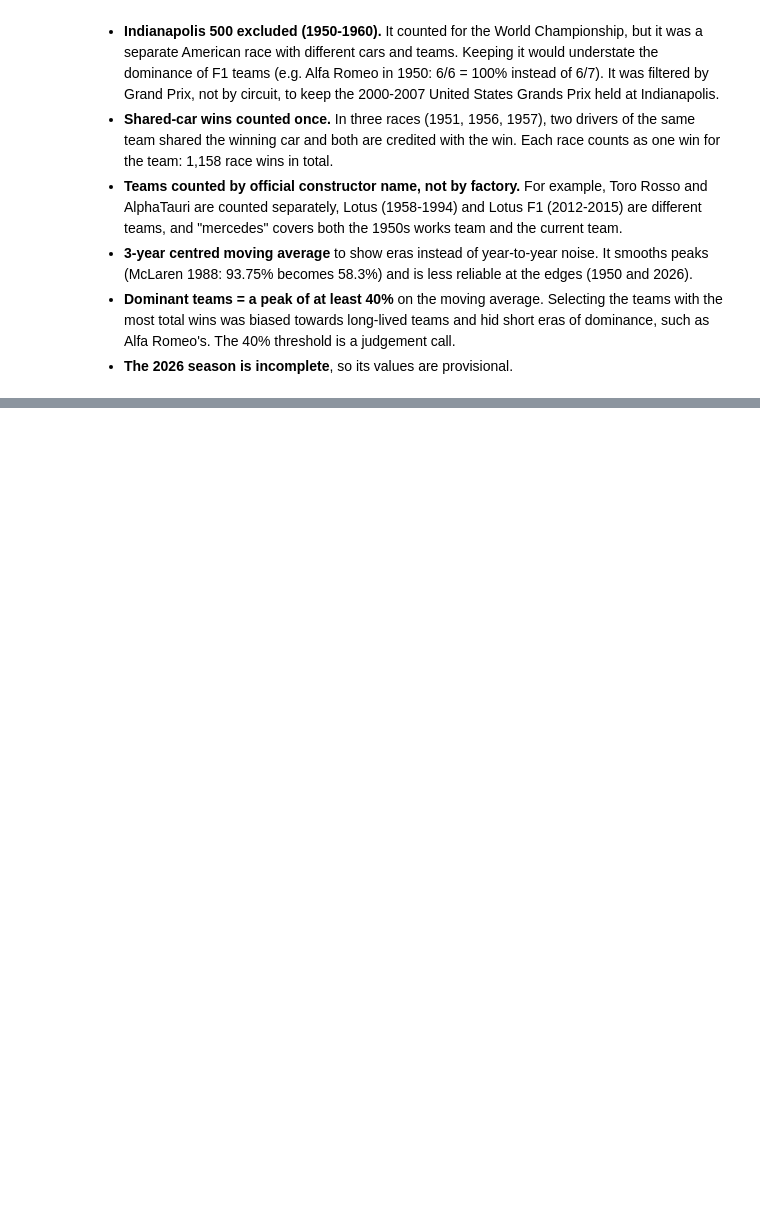
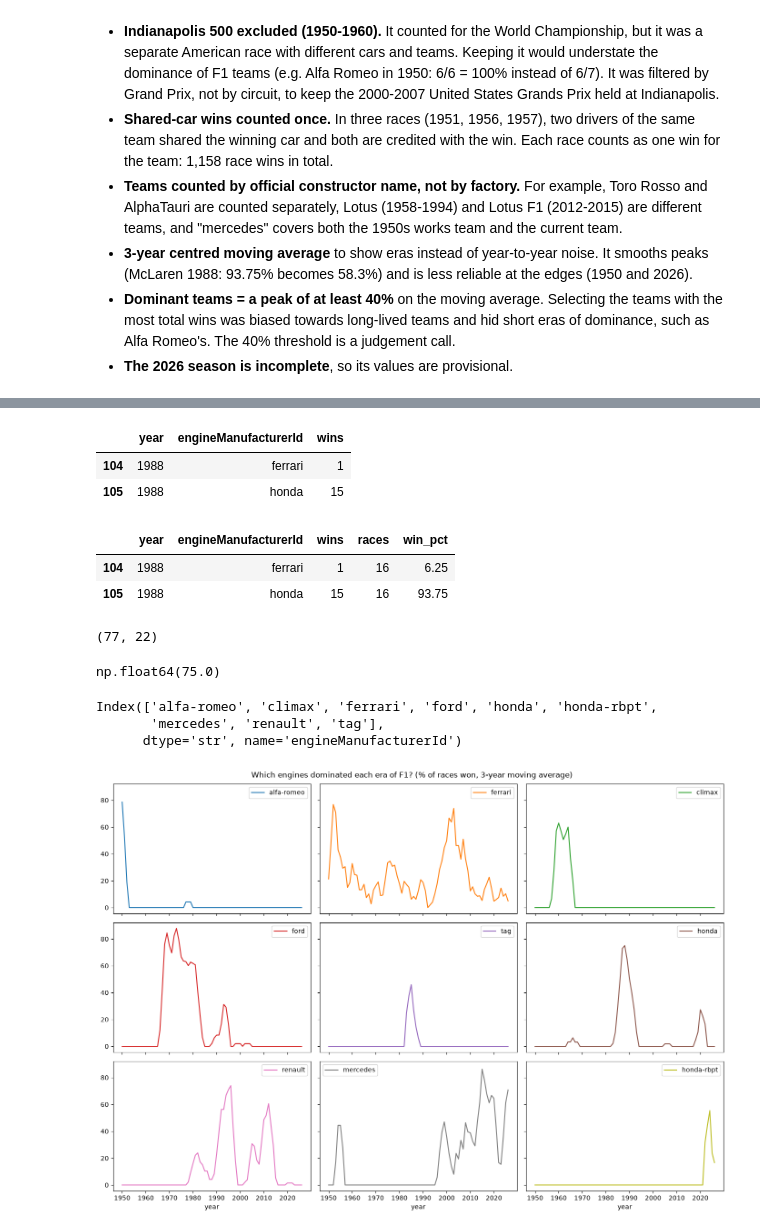
Before and after one commit to AliR-lab/f1-analytics, a Jupyter notebook: notebooks/01_dominant_teams.ipynb, the cells around one changed output, grey strips where cells are left out. Saved outputs shown, nothing was run; the diff lists cells and outputs as text; code cells hidden in the pictures; blank space fills up the shorter version.

```diff
--- a/notebooks/01_dominant_teams.ipynb
+++ b/notebooks/01_dominant_teams.ipynb
@@ -313,0 +351,41 @@ plt.show()
+# %%
+engine_wins[engine_wins["year"] == 1988]
+# %% [output]
+|  | year | engineManufacturerId | wins |
+| 104 | 1988 | ferrari | 1 |
+| 105 | 1988 | honda | 15 |
+# %%
+engine_wins = engine_wins.merge(races_per_year, on="year")
+engine_wins["win_pct"] = engine_wins["wins"] / engine_wins["races"] * 100
+engine_wins[engine_wins["year"] == 1988]
+# %% [output]
+|  | year | engineManufacturerId | wins | races | win_pct |
+| 104 | 1988 | ferrari | 1 | 16 | 6.25 |
+| 105 | 1988 | honda | 15 | 16 | 93.75 |
+# %%
+engine_pivot = engine_wins.pivot(index="year", columns="engineManufacturerId", values="win_pct").fillna(0)
+engine_pivot.shape
+# %% [output]
+(77, 22)
+# %%
+engine_smooth = engine_pivot.rolling(window=3, center=True, min_periods=1).mean()
+engine_smooth.loc[1988, "honda"]
+# %% [output]
+np.float64(75.0)
+# %%
+dominant_engines = engine_smooth.columns[engine_smooth.max() >= 40]
+dominant_engines
+# %% [output]
+Index(['alfa-romeo', 'climax', 'ferrari', 'ford', 'honda', 'honda-rbpt',
+       'mercedes', 'renault', 'tag'],
+      dtype='str', name='engineManufacturerId')
+# %%
+engine_order = engine_smooth[dominant_engines].idxmax().sort_values().index
+
+engine_smooth[engine_order].plot(subplots=True, layout=(3, 3), figsize=(14, 10), sharex=True, sharey=True)
+plt.suptitle("Which engines dominated each era of F1? (% of races won, 3-year moving average)")
+plt.tight_layout()
+plt.savefig("../figures/dominant_engines.png", dpi=150)
+plt.show()
+# %% [output]
+[figure, added]
```
Also changed, not shown: parts of 8 cells of this notebook, 1 other file.
